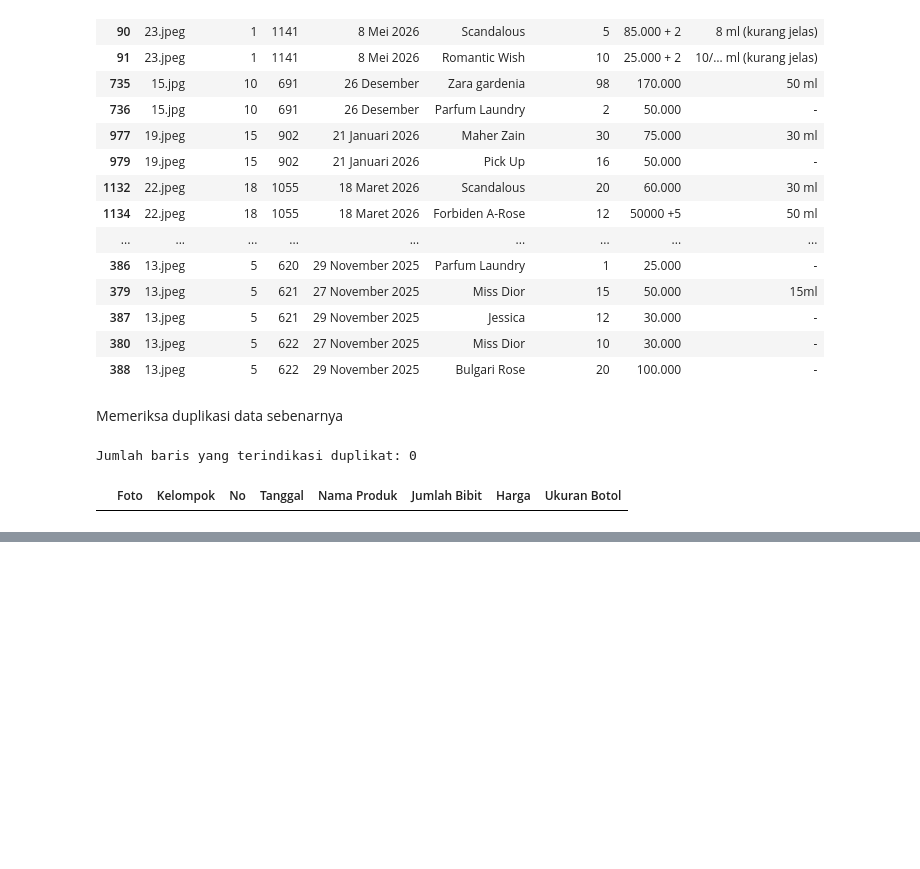
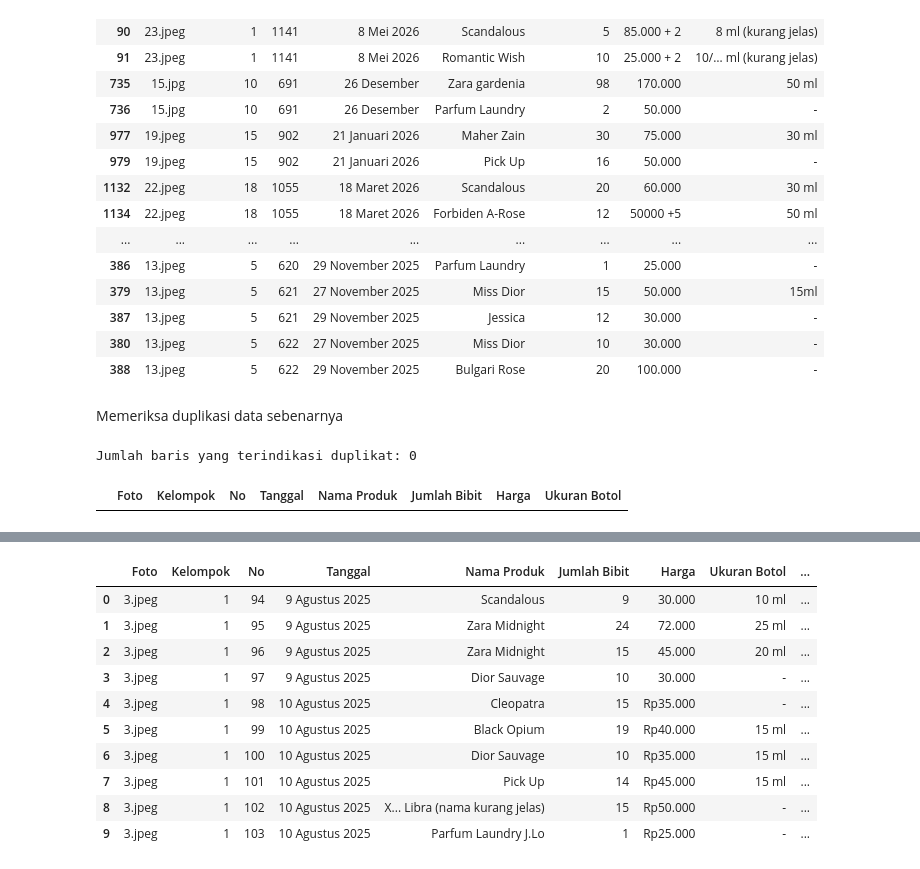
Before and after one commit to kyandap/UAS-Prak-Data-Mining-Parfum, a Jupyter notebook: 01_eda_preprocessing.ipynb, the cells around one changed output, grey strips where cells are left out. Cells and saved outputs as stored; diff of their text form; code cells hidden in the pictures; blank space fills up the shorter version.

```diff
--- a/01_eda_preprocessing.ipynb
+++ b/01_eda_preprocessing.ipynb
@@ -215,0 +2521,18 @@ Jumlah baris yang terindikasi duplikat: 0
+# %%
+import pandas as pd
+
+df_preprocessed = pd.read_csv('Dataset_Parfum_Preprocessed.csv')
+
+display(df_preprocessed.head(10))
+# %% [output]
+|  | Foto | Kelompok | No | Tanggal | Nama Produk | Jumlah Bibit | Harga | Ukuran Botol | ... |
+| 0 | 3.jpeg | 1 | 94 | 9 Agustus 2025 | Scandalous | 9 | 30.000 | 10 ml | ... |
+| 1 | 3.jpeg | 1 | 95 | 9 Agustus 2025 | Zara Midnight | 24 | 72.000 | 25 ml | ... |
+| 2 | 3.jpeg | 1 | 96 | 9 Agustus 2025 | Zara Midnight | 15 | 45.000 | 20 ml | ... |
+| 3 | 3.jpeg | 1 | 97 | 9 Agustus 2025 | Dior Sauvage | 10 | 30.000 | - | ... |
+| 4 | 3.jpeg | 1 | 98 | 10 Agustus 2025 | Cleopatra | 15 | Rp35.000 | - | ... |
+| 5 | 3.jpeg | 1 | 99 | 10 Agustus 2025 | Black Opium | 19 | Rp40.000 | 15 ml | ... |
+| 6 | 3.jpeg | 1 | 100 | 10 Agustus 2025 | Dior Sauvage | 10 | Rp35.000 | 15 ml | ... |
+| 7 | 3.jpeg | 1 | 101 | 10 Agustus 2025 | Pick Up | 14 | Rp45.000 | 15 ml | ... |
+| 8 | 3.jpeg | 1 | 102 | 10 Agustus 2025 | X... Libra (nama kurang jelas) | 15 | Rp50.000 | - | ... |
+| 9 | 3.jpeg | 1 | 103 | 10 Agustus 2025 | Parfum Laundry J.Lo | 1 | Rp25.000 | - | ... |
```
Also changed, not shown: parts of 97 cells of this notebook.
